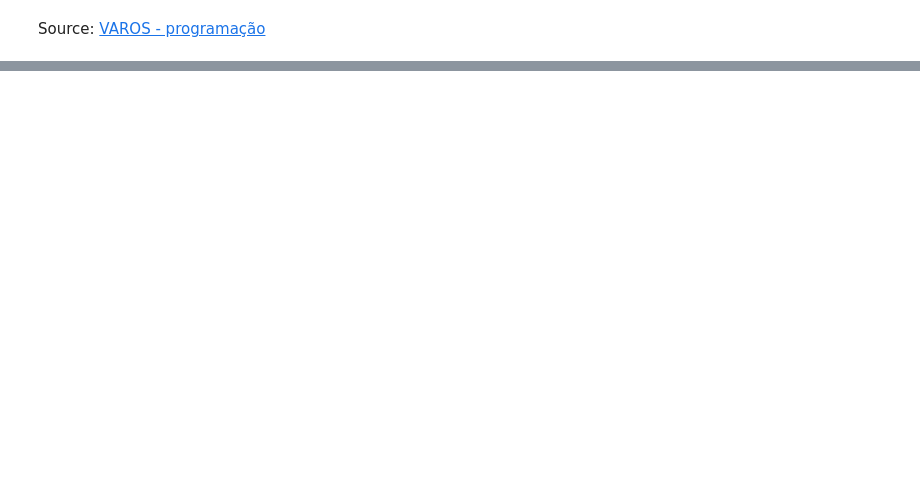
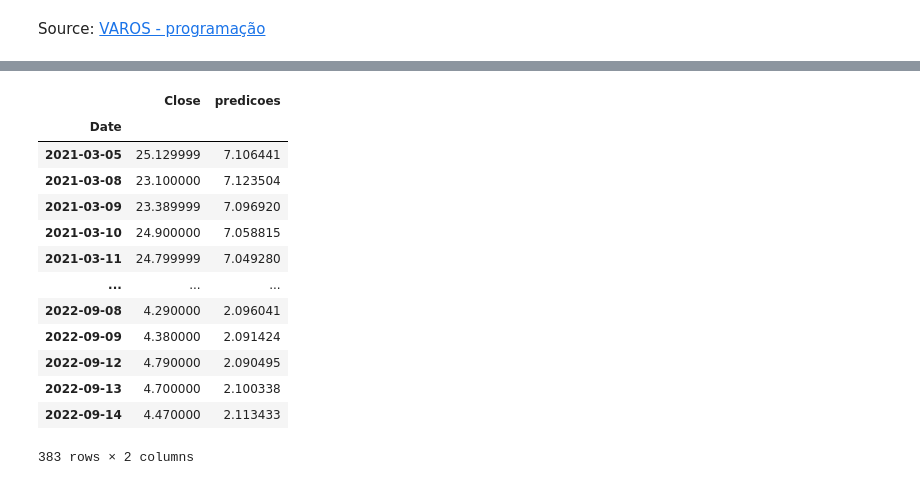
Before and after one commit to gapigo/Unip-Notebook, a Jupyter notebook: 7th Semester/Testing IA/Guia Completo - Como prever o preço das ações com Python e Machine Learning.ipynb, the cells around one changed output, grey strips where cells are left out. Cells and saved outputs as stored; diff of their text form; code cells hidden in the pictures; blank space fills up the shorter version.

```diff
--- a/7th Semester/Testing IA/Guia Completo - Como prever o preço das ações com Python e Machine Learning.ipynb
+++ b/7th Semester/Testing IA/Guia Completo - Como prever o preço das ações com Python e Machine Learning.ipynb
@@ -16,0 +237,9 @@ AlreadyExistsError: Another metric with the same name already exists.
+# %%
+# criar dados de teste
+dados_teste = dados_entre_0_e_1[tamanho_dados_treinamento - 60:, :]
+
+teste_x = []
+teste_y = cotacao[tamanho_dados_treinamento: , :]
+
+for i in range(60, len(dados_teste)):
+    teste_x.append(dados_teste[i - 60: i, 0])
@@ -16,0 +293,17 @@ AlreadyExistsError: Another metric with the same name already exists.
+# %%
+df_teste[['Close', 'predicoes']]
+# %% [output]
+|  | Close | predicoes |
+| Date |  |  |
+| 2021-03-05 | 25.129999 | 7.106441 |
+| 2021-03-08 | 23.100000 | 7.123504 |
+| 2021-03-09 | 23.389999 | 7.096920 |
+| 2021-03-10 | 24.900000 | 7.058815 |
+| 2021-03-11 | 24.799999 | 7.049280 |
+| ... | ... | ... |
+| 2022-09-08 | 4.290000 | 2.096041 |
+| 2022-09-09 | 4.380000 | 2.091424 |
+| 2022-09-12 | 4.790000 | 2.090495 |
+| 2022-09-13 | 4.700000 | 2.100338 |
+| 2022-09-14 | 4.470000 | 2.113433 |
+383 rows × 2 columns
```
Also changed, not shown: parts of 22 cells of this notebook, 3 other files.
